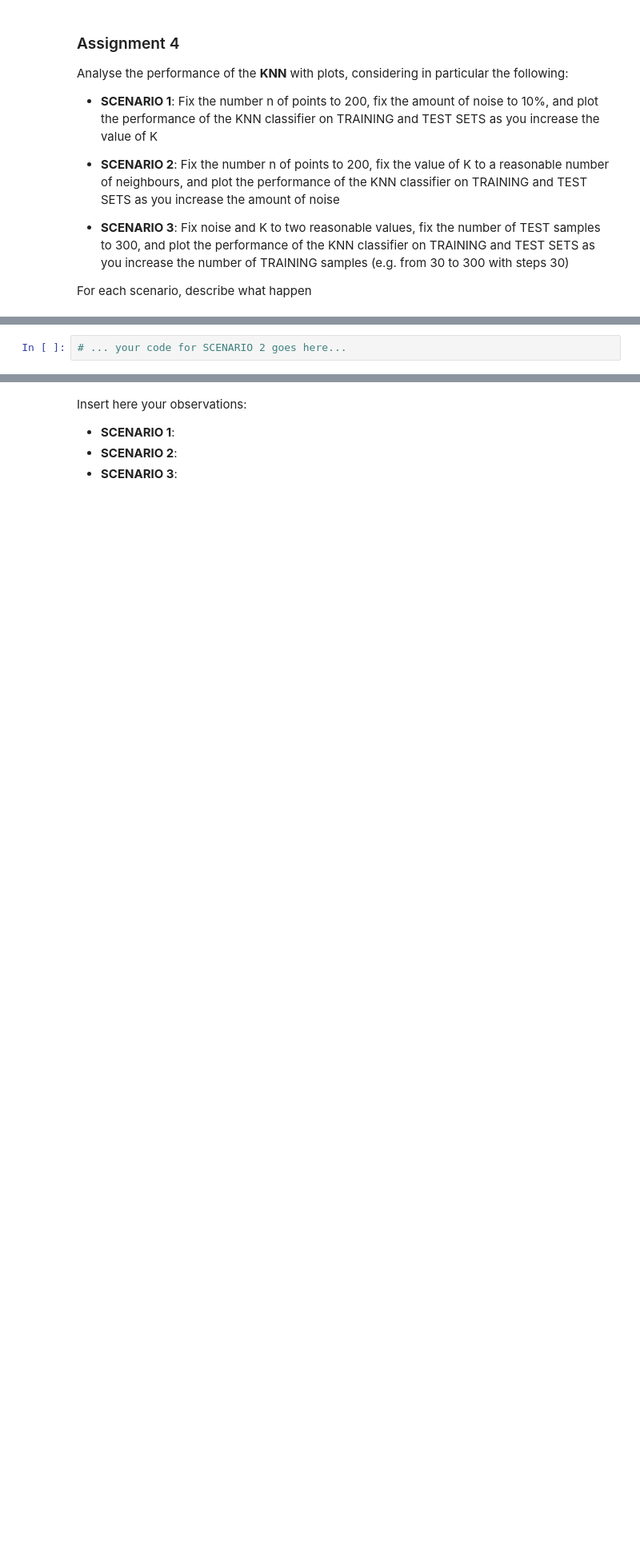
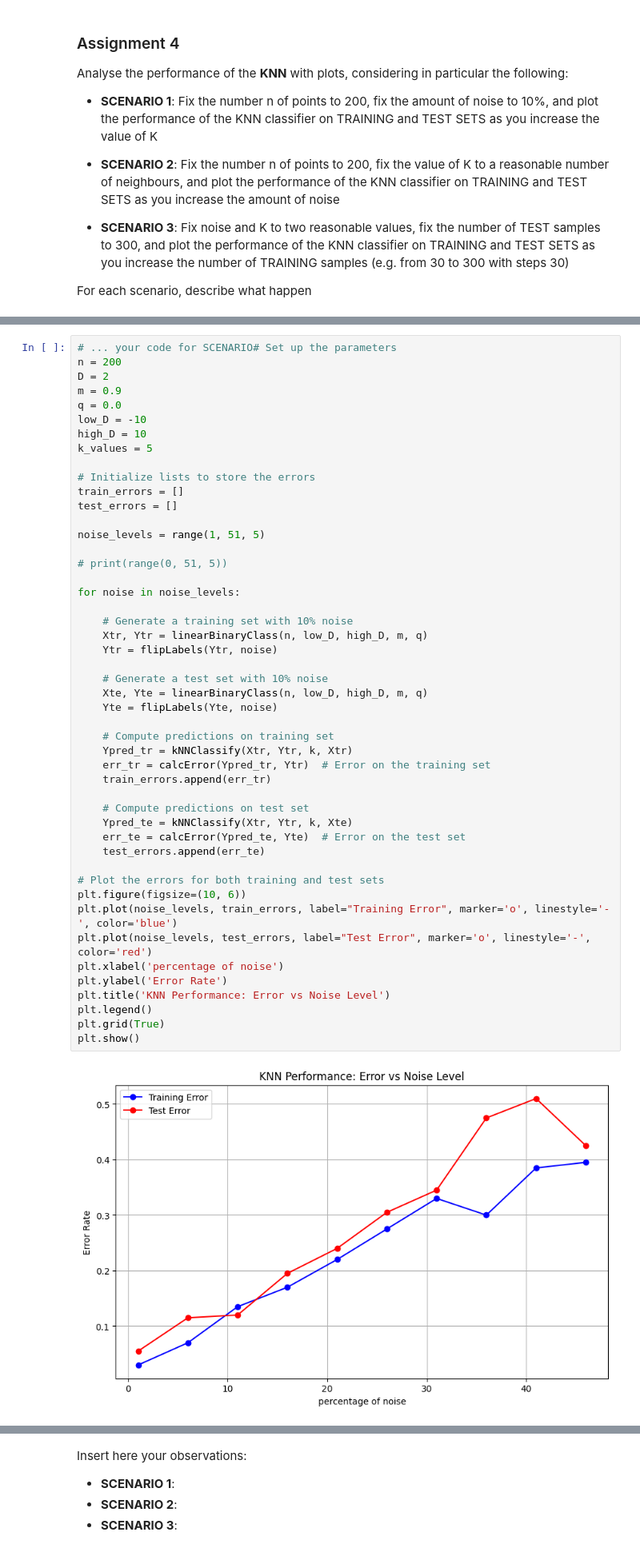
Before and after one commit to Clonecodesash/MachineLearning, a Jupyter notebook: Lab1_KNN.ipynb, the cells around one changed output, grey strips where cells are left out. Shown at 80% size. Drawn from its saved outputs; the diff is of its cells as text; blank space fills up the shorter version.

```diff
--- a/Lab1_KNN.ipynb
+++ b/Lab1_KNN.ipynb
@@ -261,2 +347,50 @@ For each scenario, describe what happen
 # %%
-# ... your code for SCENARIO 2 goes here...
+# ... your code for SCENARIO# Set up the parameters
+n = 200
+D = 2
+m = 0.9
+q = 0.0
+low_D = -10
+high_D = 10
+k_values = 5
+
+# Initialize lists to store the errors
+train_errors = []
+test_errors = []
+
+noise_levels = range(1, 51, 5)
+
+# print(range(0, 51, 5))
+
+for noise in noise_levels:
+
+    # Generate a training set with 10% noise
+    Xtr, Ytr = linearBinaryClass(n, low_D, high_D, m, q)
+    Ytr = flipLabels(Ytr, noise)
+
+    # Generate a test set with 10% noise
+    Xte, Yte = linearBinaryClass(n, low_D, high_D, m, q)
+    Yte = flipLabels(Yte, noise)
+
+    # Compute predictions on training set
+    Ypred_tr = kNNClassify(Xtr, Ytr, k, Xtr)
+    err_tr = calcError(Ypred_tr, Ytr)  # Error on the training set
+    train_errors.append(err_tr)
+
+    # Compute predictions on test set
+    Ypred_te = kNNClassify(Xtr, Ytr, k, Xte)
+    err_te = calcError(Ypred_te, Yte)  # Error on the test set
+    test_errors.append(err_te)
+
+# Plot the errors for both training and test sets
+plt.figure(figsize=(10, 6))
+plt.plot(noise_levels, train_errors, label="Training Error", marker='o', linestyle='-', color='blue')
+plt.plot(noise_levels, test_errors, label="Test Error", marker='o', linestyle='-', color='red')
+plt.xlabel('percentage of noise')
+plt.ylabel('Error Rate')
+plt.title('KNN Performance: Error vs Noise Level')
+plt.legend()
+plt.grid(True)
+plt.show()
+# %% [output]
+[figure, added]
```
Also changed, not shown: parts of 12 cells of this notebook, 9 other files.
